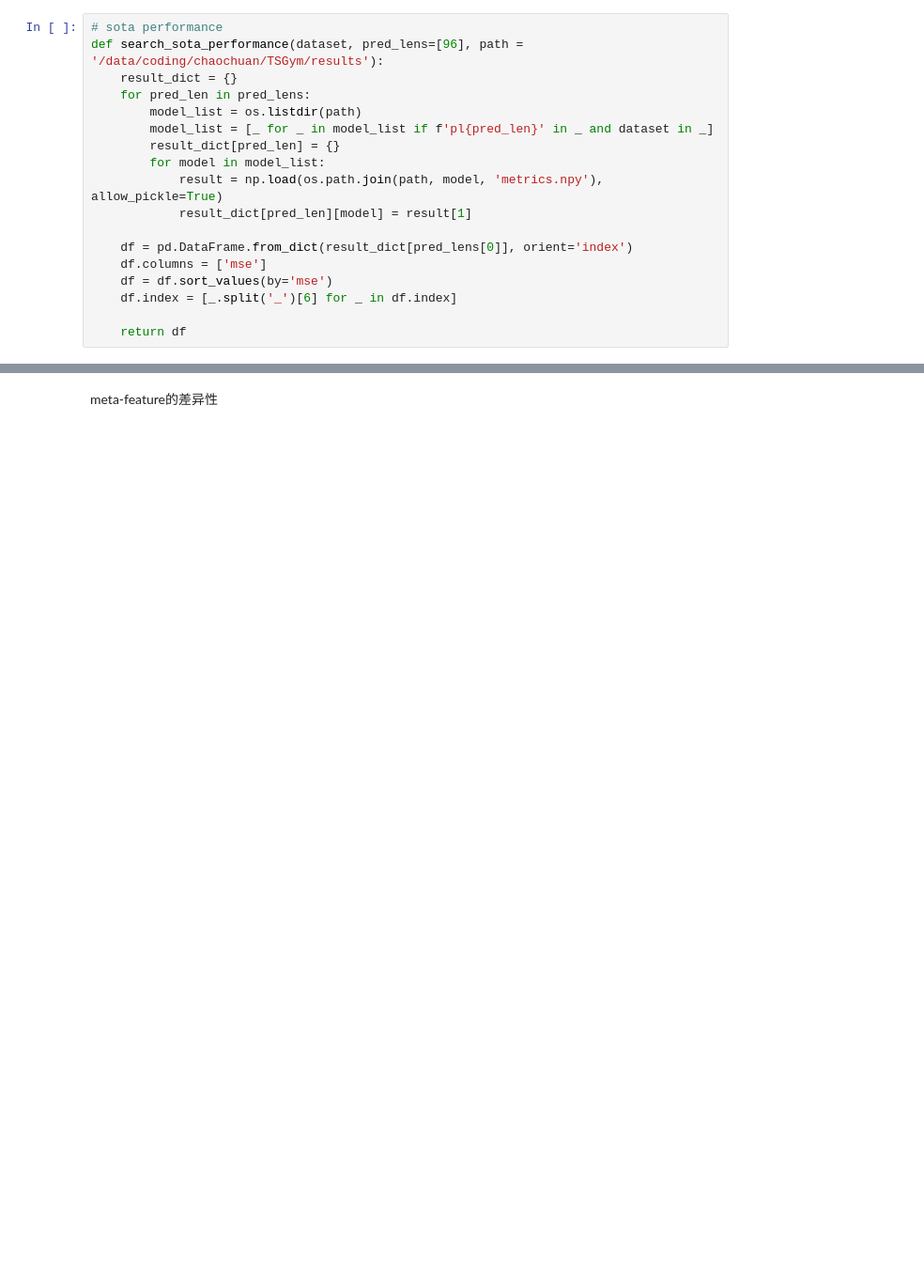
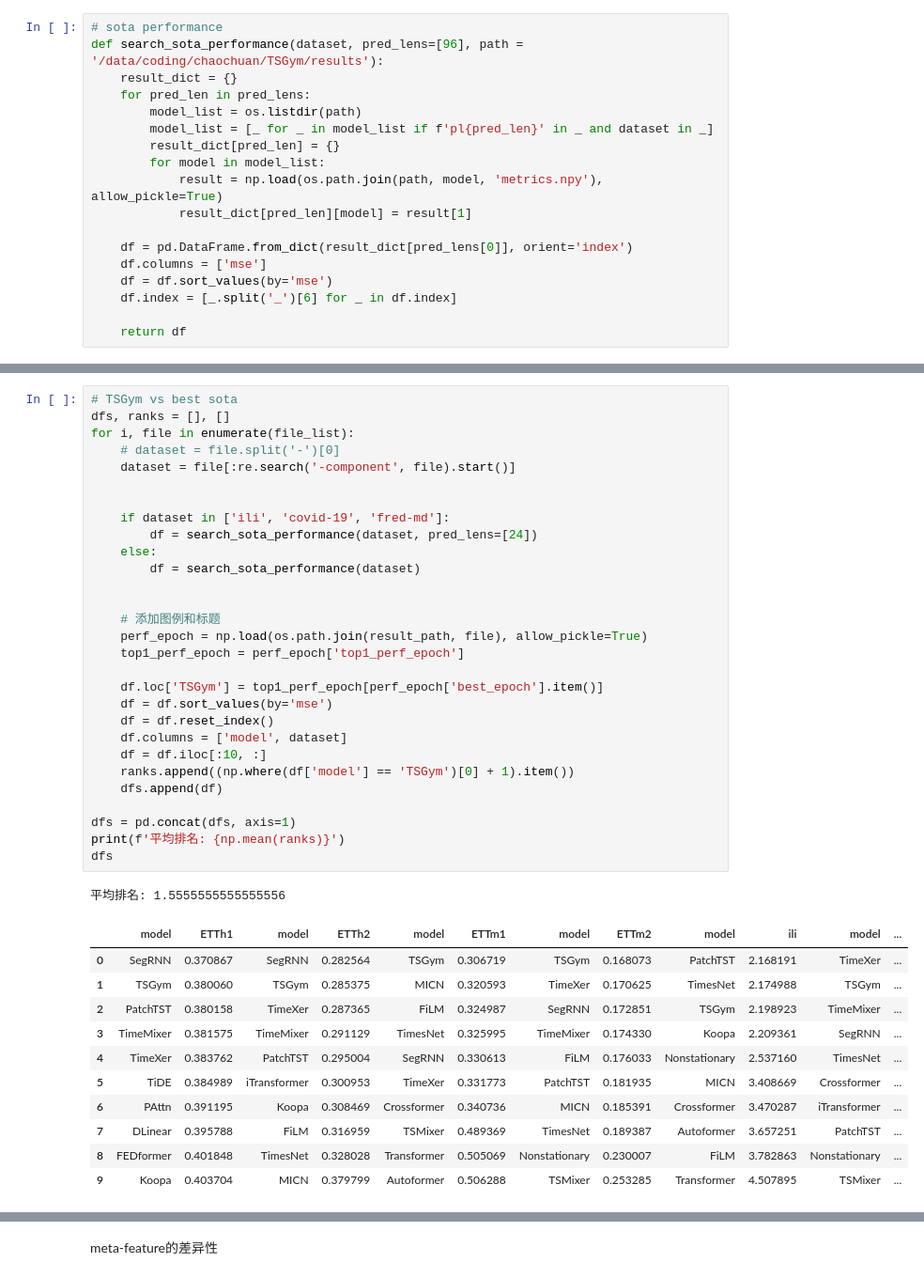
Before and after one commit to SUFE-AILAB/TSGym, a Jupyter notebook: meta/analysis.ipynb, the cells around one changed output, grey strips where cells are left out. Shown at 94% size. Drawn from its saved outputs; the diff is of its cells as text; blank space fills up the shorter version.

```diff
--- a/meta/analysis.ipynb
+++ b/meta/analysis.ipynb
@@ -117,0 +96,42 @@ file
+# %%
+# TSGym vs best sota
+dfs, ranks = [], []
+for i, file in enumerate(file_list):
+    # dataset = file.split('-')[0]
+    dataset = file[:re.search('-component', file).start()]
+
+
+    if dataset in ['ili', 'covid-19', 'fred-md']:
+        df = search_sota_performance(dataset, pred_lens=[24])
+    else:
+        df = search_sota_performance(dataset)
+
+
+    # 添加图例和标题
+    perf_epoch = np.load(os.path.join(result_path, file), allow_pickle=True)
+    top1_perf_epoch = perf_epoch['top1_perf_epoch']
+
+    df.loc['TSGym'] = top1_perf_epoch[perf_epoch['best_epoch'].item()]
+    df = df.sort_values(by='mse')
+    df = df.reset_index()
+    df.columns = ['model', dataset]
+    df = df.iloc[:10, :]
+    ranks.append((np.where(df['model'] == 'TSGym')[0] + 1).item())
+    dfs.append(df)
+
+dfs = pd.concat(dfs, axis=1)
+print(f'平均排名: {np.mean(ranks)}')
+dfs
+# %% [output]
+平均排名: 1.5555555555555556
+|  | model | ETTh1 | model | ETTh2 | model | ETTm1 | model | ETTm2 | model | ili | model | ... |
+| 0 | SegRNN | 0.370867 | SegRNN | 0.282564 | TSGym | 0.306719 | TSGym | 0.168073 | PatchTST | 2.168191 | TimeXer | ... |
+| 1 | TSGym | 0.380060 | TSGym | 0.285375 | MICN | 0.320593 | TimeXer | 0.170625 | TimesNet | 2.174988 | TSGym | ... |
+| 2 | PatchTST | 0.380158 | TimeXer | 0.287365 | FiLM | 0.324987 | SegRNN | 0.172851 | TSGym | 2.198923 | TimeMixer | ... |
+| 3 | TimeMixer | 0.381575 | TimeMixer | 0.291129 | TimesNet | 0.325995 | TimeMixer | 0.174330 | Koopa | 2.209361 | SegRNN | ... |
+| 4 | TimeXer | 0.383762 | PatchTST | 0.295004 | SegRNN | 0.330613 | FiLM | 0.176033 | Nonstationary | 2.537160 | TimesNet | ... |
+| 5 | TiDE | 0.384989 | iTransformer | 0.300953 | TimeXer | 0.331773 | PatchTST | 0.181935 | MICN | 3.408669 | Crossformer | ... |
+| 6 | PAttn | 0.391195 | Koopa | 0.308469 | Crossformer | 0.340736 | MICN | 0.185391 | Crossformer | 3.470287 | iTransformer | ... |
+| 7 | DLinear | 0.395788 | FiLM | 0.316959 | TSMixer | 0.489369 | TimesNet | 0.189387 | Autoformer | 3.657251 | PatchTST | ... |
+| 8 | FEDformer | 0.401848 | TimesNet | 0.328028 | Transformer | 0.505069 | Nonstationary | 0.230007 | FiLM | 3.782863 | Nonstationary | ... |
+| 9 | Koopa | 0.403704 | MICN | 0.379799 | Autoformer | 0.506288 | TSMixer | 0.253285 | Transformer | 4.507895 | TSMixer | ... |
```
Also changed, not shown: parts of 12 cells of this notebook, 3 other files.
